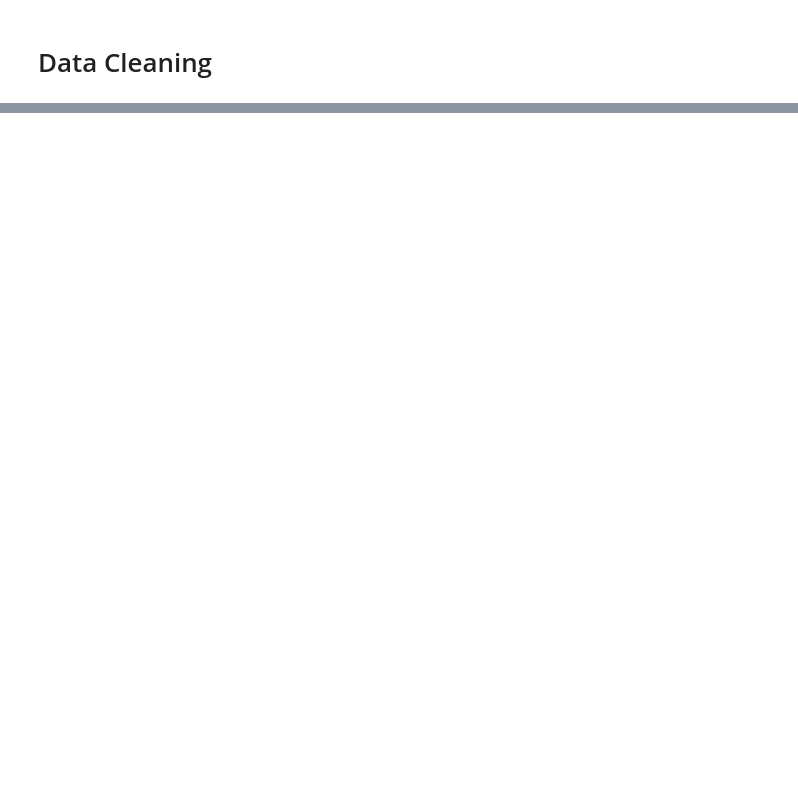
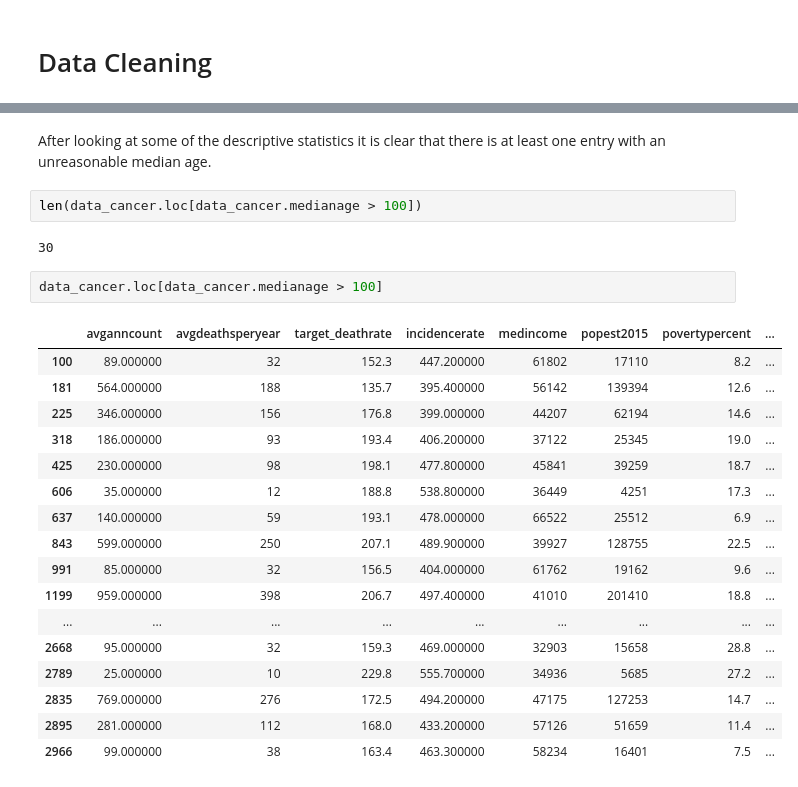
Before and after one commit to caseyhild/Data-Science-For-Cancer-Analysis, a Jupyter notebook: DataCheckpointGroup_Sp23_Casey_s_Group.ipynb, the cells around one changed output, grey strips where cells are left out. Saved outputs shown, nothing was run; the diff lists cells and outputs as text; blank space fills up the shorter version.

```diff
--- a/DataCheckpointGroup_Sp23_Casey_s_Group.ipynb
+++ b/DataCheckpointGroup_Sp23_Casey_s_Group.ipynb
@@ -45,0 +149,26 @@ data_cancer.shape
+# %% [markdown]
+After looking at some of the descriptive statistics it is clear that there is at least one entry with an unreasonable median age.
+# %%
+len(data_cancer.loc[data_cancer.medianage > 100])
+# %% [output]
+30
+# %%
+data_cancer.loc[data_cancer.medianage > 100]
+# %% [output]
+|  | avganncount | avgdeathsperyear | target_deathrate | incidencerate | medincome | popest2015 | povertypercent | ... |
+| 100 | 89.000000 | 32 | 152.3 | 447.200000 | 61802 | 17110 | 8.2 | ... |
+| 181 | 564.000000 | 188 | 135.7 | 395.400000 | 56142 | 139394 | 12.6 | ... |
+| 225 | 346.000000 | 156 | 176.8 | 399.000000 | 44207 | 62194 | 14.6 | ... |
+| 318 | 186.000000 | 93 | 193.4 | 406.200000 | 37122 | 25345 | 19.0 | ... |
+| 425 | 230.000000 | 98 | 198.1 | 477.800000 | 45841 | 39259 | 18.7 | ... |
+| 606 | 35.000000 | 12 | 188.8 | 538.800000 | 36449 | 4251 | 17.3 | ... |
+| 637 | 140.000000 | 59 | 193.1 | 478.000000 | 66522 | 25512 | 6.9 | ... |
+| 843 | 599.000000 | 250 | 207.1 | 489.900000 | 39927 | 128755 | 22.5 | ... |
+| 991 | 85.000000 | 32 | 156.5 | 404.000000 | 61762 | 19162 | 9.6 | ... |
+| 1199 | 959.000000 | 398 | 206.7 | 497.400000 | 41010 | 201410 | 18.8 | ... |
+| ... | ... | ... | ... | ... | ... | ... | ... | ... |
+| 2668 | 95.000000 | 32 | 159.3 | 469.000000 | 32903 | 15658 | 28.8 | ... |
+| 2789 | 25.000000 | 10 | 229.8 | 555.700000 | 34936 | 5685 | 27.2 | ... |
+| 2835 | 769.000000 | 276 | 172.5 | 494.200000 | 47175 | 127253 | 14.7 | ... |
+| 2895 | 281.000000 | 112 | 168.0 | 433.200000 | 57126 | 51659 | 11.4 | ... |
+| 2966 | 99.000000 | 38 | 163.4 | 463.300000 | 58234 | 16401 | 7.5 | ... |
```
Also changed, not shown: parts of 31 cells of this notebook, 5 other files.
